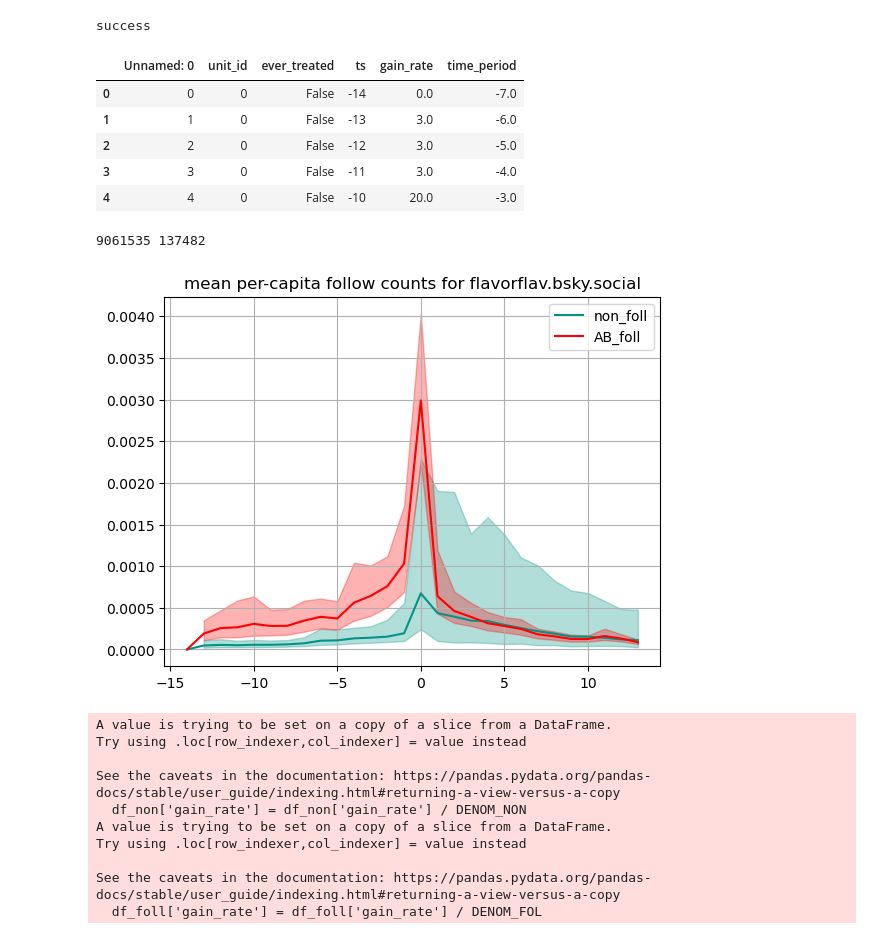
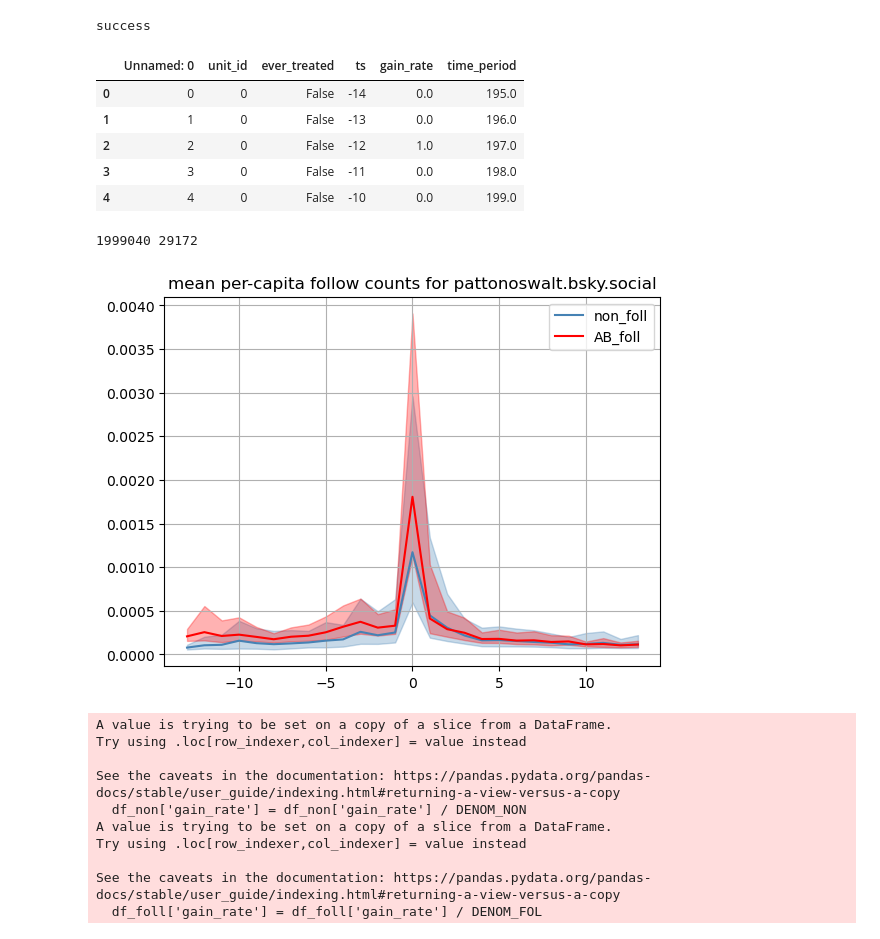
Before and after one commit to asmithh/attention-brokers-bsky, a Jupyter notebook: plots.ipynb, the cells around one changed output. Saved outputs shown, nothing was run; the diff lists cells and outputs as text; code cells hidden in the pictures.

```diff
--- a/plots.ipynb
+++ b/plots.ipynb
@@ -8,7 +8,7 @@ from scipy.stats import bootstrap
 
 # FILEPATH = '/scratch/nte5cp'
 FILEPATH = '/Users/a404/attention-brokers-bsky'
-HANDLE = 'flavorflav.bsky.social'
+HANDLE = 'pattonoswalt.bsky.social'
 DAYS_FWD = 14
 DAYS_BWD = 14
 
@@ -46,11 +46,11 @@ success
 df.head()
 # %% [output]
 |  | Unnamed: 0 | unit_id | ever_treated | ts | gain_rate | time_period |
-| 0 | 0 | 0 | False | -14 | 0.0 | -7.0 |
-| 1 | 1 | 0 | False | -13 | 3.0 | -6.0 |
-| 2 | 2 | 0 | False | -12 | 3.0 | -5.0 |
-| 3 | 3 | 0 | False | -11 | 3.0 | -4.0 |
-| 4 | 4 | 0 | False | -10 | 20.0 | -3.0 |
+| 0 | 0 | 0 | False | -14 | 0.0 | 195.0 |
+| 1 | 1 | 0 | False | -13 | 0.0 | 196.0 |
+| 2 | 2 | 0 | False | -12 | 1.0 | 197.0 |
+| 3 | 3 | 0 | False | -11 | 0.0 | 198.0 |
+| 4 | 4 | 0 | False | -10 | 0.0 | 199.0 |
 # %%
 def plot_cis_and_means(df, color='red', label='AB_foll', denom=DENOM_FOL):
     """
@@ -72,7 +72,7 @@ def plot_cis_and_means(df, color='red', label='AB_foll', denom=DENOM_FOL):
 
     # for each day relative to repost, obtain the mean per-capita follower accumulation
     # as well as the 95% confidence interval on the mean.
-    for ix in range(-1 * (DAYS_BWD), DAYS_FWD):
+    for ix in range(-1 * (DAYS_BWD-1), DAYS_FWD):
         gain_rate = df[df.ts == ix]['gain_rate'] / denom # normalize by population
         mean = gain_rate.mean()
         ci_low, ci_high = bootstrap(
@@ -86,7 +86,7 @@ def plot_cis_and_means(df, color='red', label='AB_foll', denom=DENOM_FOL):
 
     # fill in follower CI
     plt.fill_between(
-        [i for i in range(-1 * (DAYS_BWD), DAYS_FWD)],
+        [i for i in range(-1 * (DAYS_BWD-1), DAYS_FWD)],
         ci_lows,
         ci_highs,
         color=color,
@@ -94,7 +94,7 @@ def plot_cis_and_means(df, color='red', label='AB_foll', denom=DENOM_FOL):
     )
     # plot mean on top of CI
     plt.plot(
-        [i for i in range(-1 * (DAYS_BWD), DAYS_FWD)],
+        [i for i in range(-1 * (DAYS_BWD-1), DAYS_FWD)],
         means,
         color=color,
         label=label,
@@ -102,16 +102,16 @@ def plot_cis_and_means(df, color='red', label='AB_foll', denom=DENOM_FOL):
 # %%
 df_foll = df[df['ever_treated']]
 print(DENOM_NON, DENOM_FOL)
 df_non = df[~df['ever_treated']]
-plot_cis_and_means(df_non, 'xkcd:teal', 'non_foll', DENOM_NON)
+plot_cis_and_means(df_non, '#4682b4', 'non_foll', DENOM_NON)
 plot_cis_and_means(df_foll, 'red', 'AB_foll', DENOM_FOL)
 plt.legend()
 plt.title(TITLE)
 plt.grid()
 plt.savefig(f'{FILEPATH}/plots/trends/{HANDLE}_trends.png')
 # %% [output]
-9061535 137482
+1999040 29172
-[figure, old version]
+[figure, new version]
 # %%
 # make dataframe for DiD analysis; want 2 outcome variables -- one for followers and one for non-followers
 df_non['gain_rate'] = df_non['gain_rate'] / DENOM_NON
```
Also changed, not shown: parts of 2 cells of this notebook, 16 other files.
